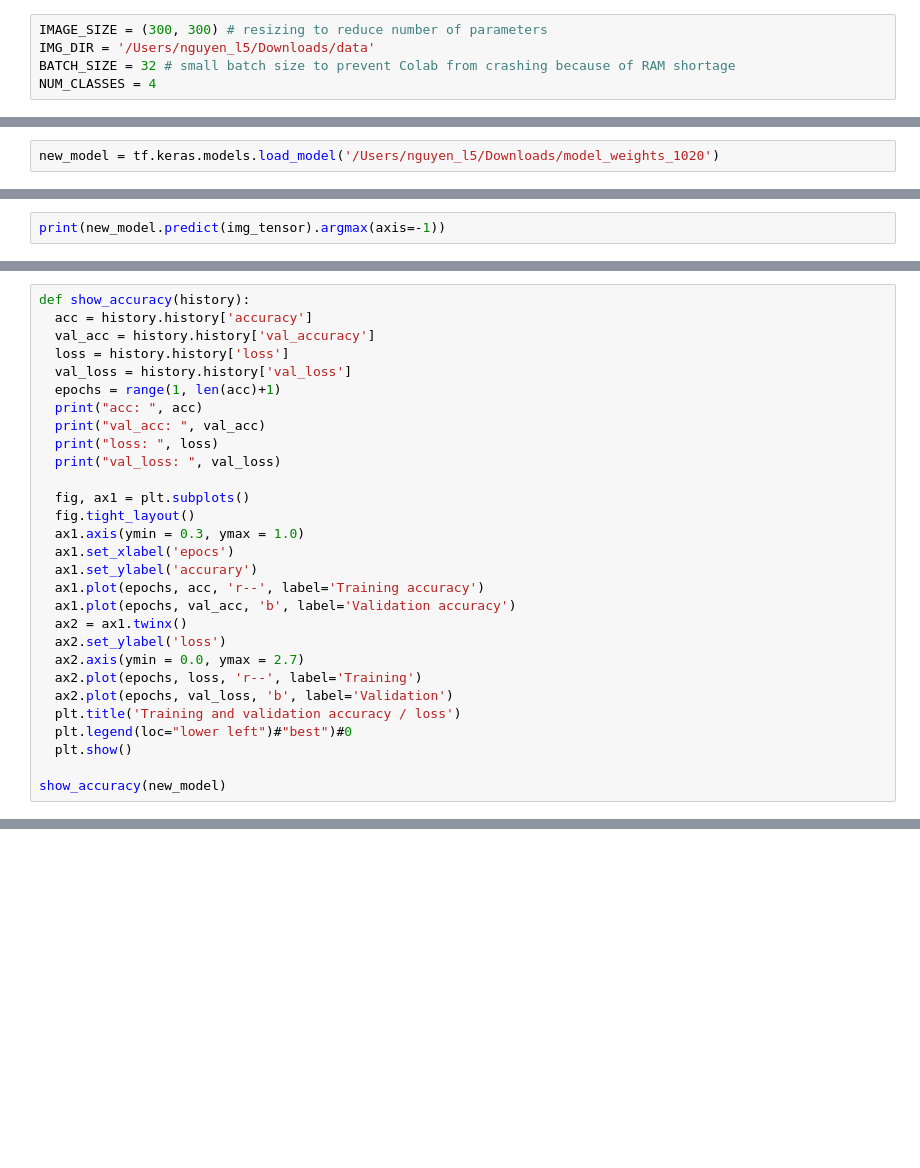
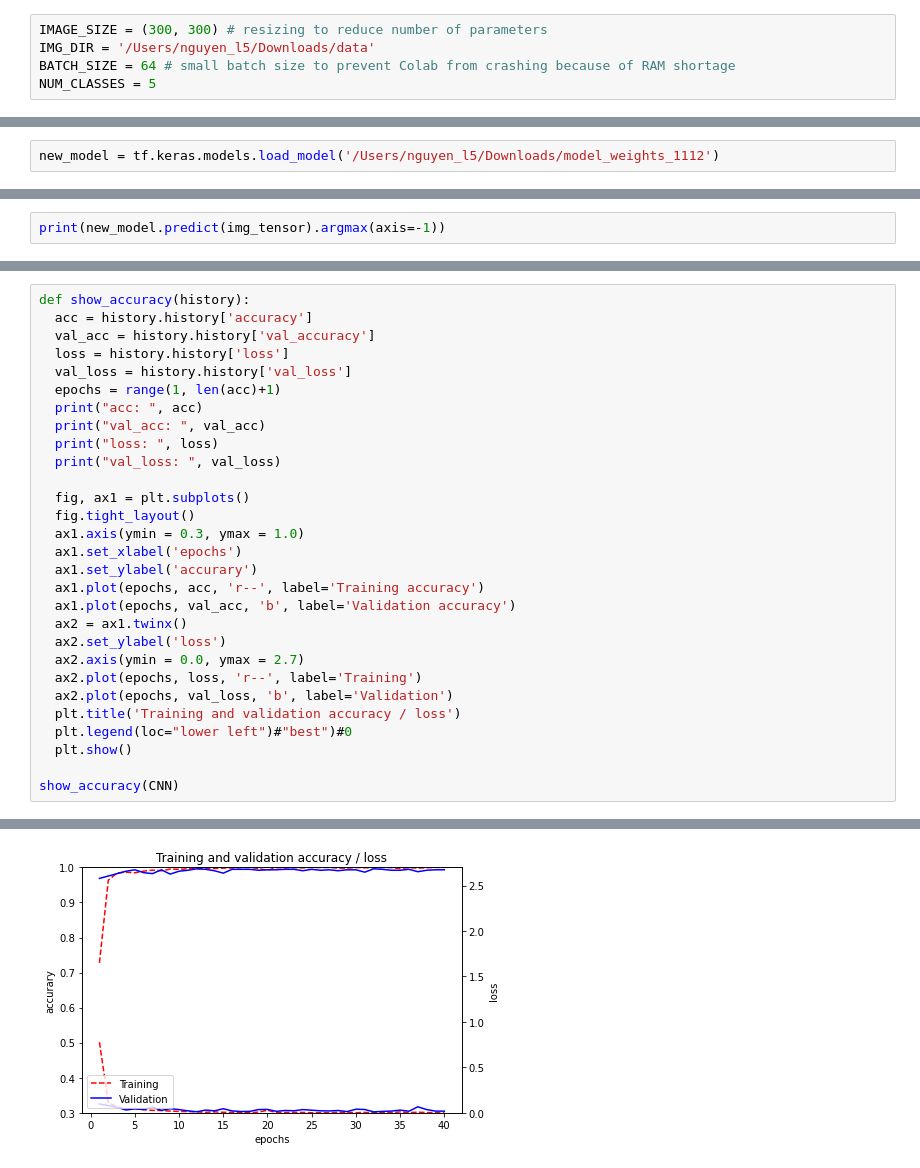
Before and after one commit to linhnkng/incorrect-mask-wearing-detection, a Jupyter notebook: correctly_incorrectly_worn_face_mask_detection_(cleaned).ipynb, the cells around one changed output, grey strips where cells are left out. Cells and saved outputs as stored; diff of their text form; blank space fills up the shorter version.

```diff
--- a/correctly_incorrectly_worn_face_mask_detection_(cleaned).ipynb
+++ b/correctly_incorrectly_worn_face_mask_detection_(cleaned).ipynb
@@ -45,8 +45,8 @@ print(tf.__version__)
 # %%
 IMAGE_SIZE = (300, 300) # resizing to reduce number of parameters
 IMG_DIR = '/Users/nguyen_l5/Downloads/data'
-BATCH_SIZE = 32 # small batch size to prevent Colab from crashing because of RAM shortage
-NUM_CLASSES = 4
+BATCH_SIZE = 64 # small batch size to prevent Colab from crashing because of RAM shortage
+NUM_CLASSES = 5
 # %% [markdown]
 ## Create dataset
 # %%
@@ -222,6 +240,6 @@ model.save('/Users/nguyen_l5/Downloads/model_weights_1110')
 # %% [markdown]
 ## Accuracy
 # %%
-new_model = tf.keras.models.load_model('/Users/nguyen_l5/Downloads/model_weights_1020')
+new_model = tf.keras.models.load_model('/Users/nguyen_l5/Downloads/model_weights_1112')
 # %%
 new_model.summary()
@@ -278,7 +314,7 @@ def show_accuracy(history):
   fig, ax1 = plt.subplots()
   fig.tight_layout()
   ax1.axis(ymin = 0.3, ymax = 1.0)
-  ax1.set_xlabel('epocs')
+  ax1.set_xlabel('epochs')
   ax1.set_ylabel('accurary')
   ax1.plot(epochs, acc, 'r--', label='Training accuracy')
   ax1.plot(epochs, val_acc, 'b', label='Validation accuracy')
@@ -291,4 +327,5 @@ def show_accuracy(history):
   plt.legend(loc="lower left")#"best")#0
   plt.show()
 
-show_accuracy(new_model)
+show_accuracy(CNN)
+# %% [output]
@@ -295,3 +336,4 @@ show_accuracy(new_model)
+[figure, added]
 # %%
 from collections import Counter
 from sklearn.metrics import confusion_matrix
```
Also changed, not shown: parts of 14 cells of this notebook.
